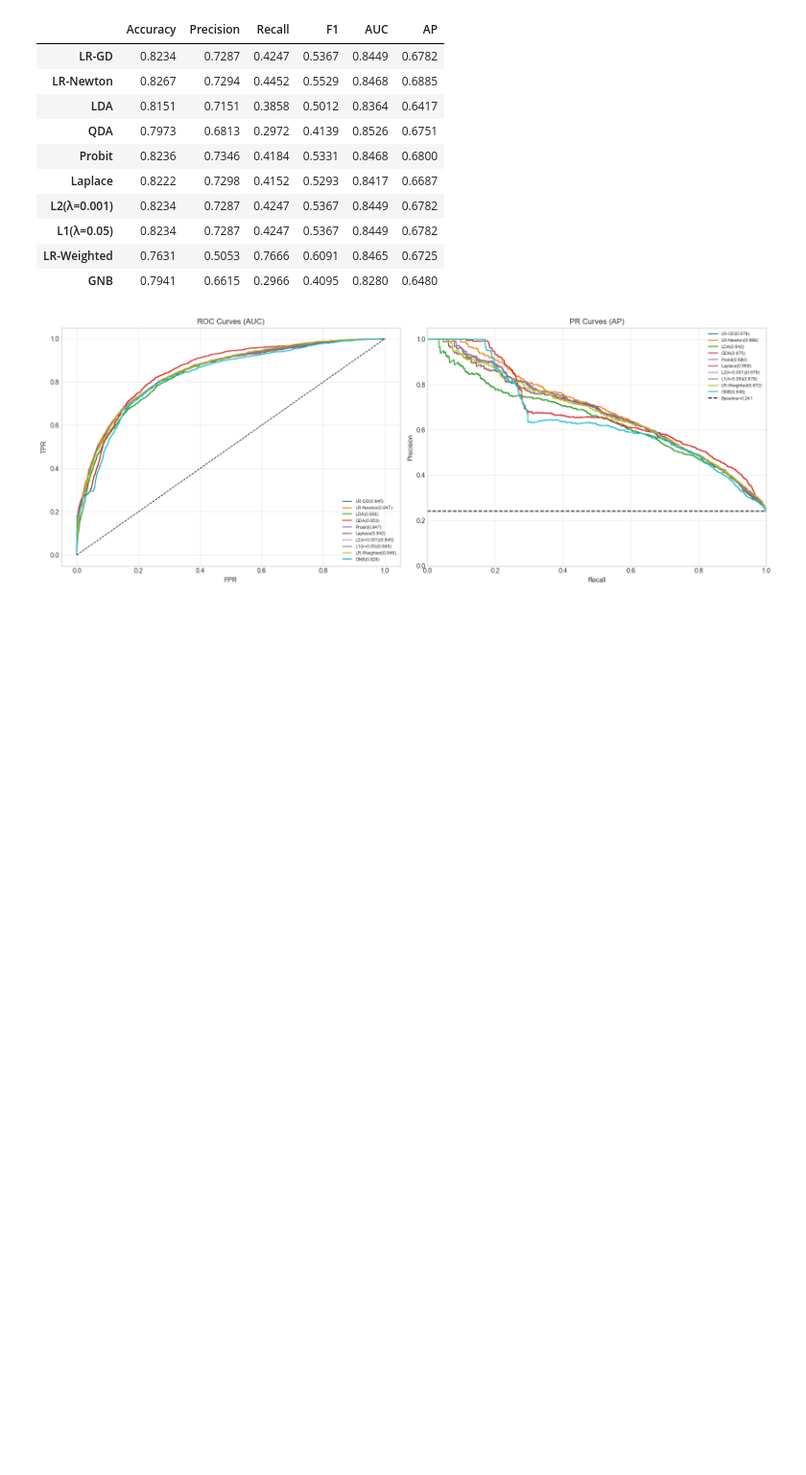
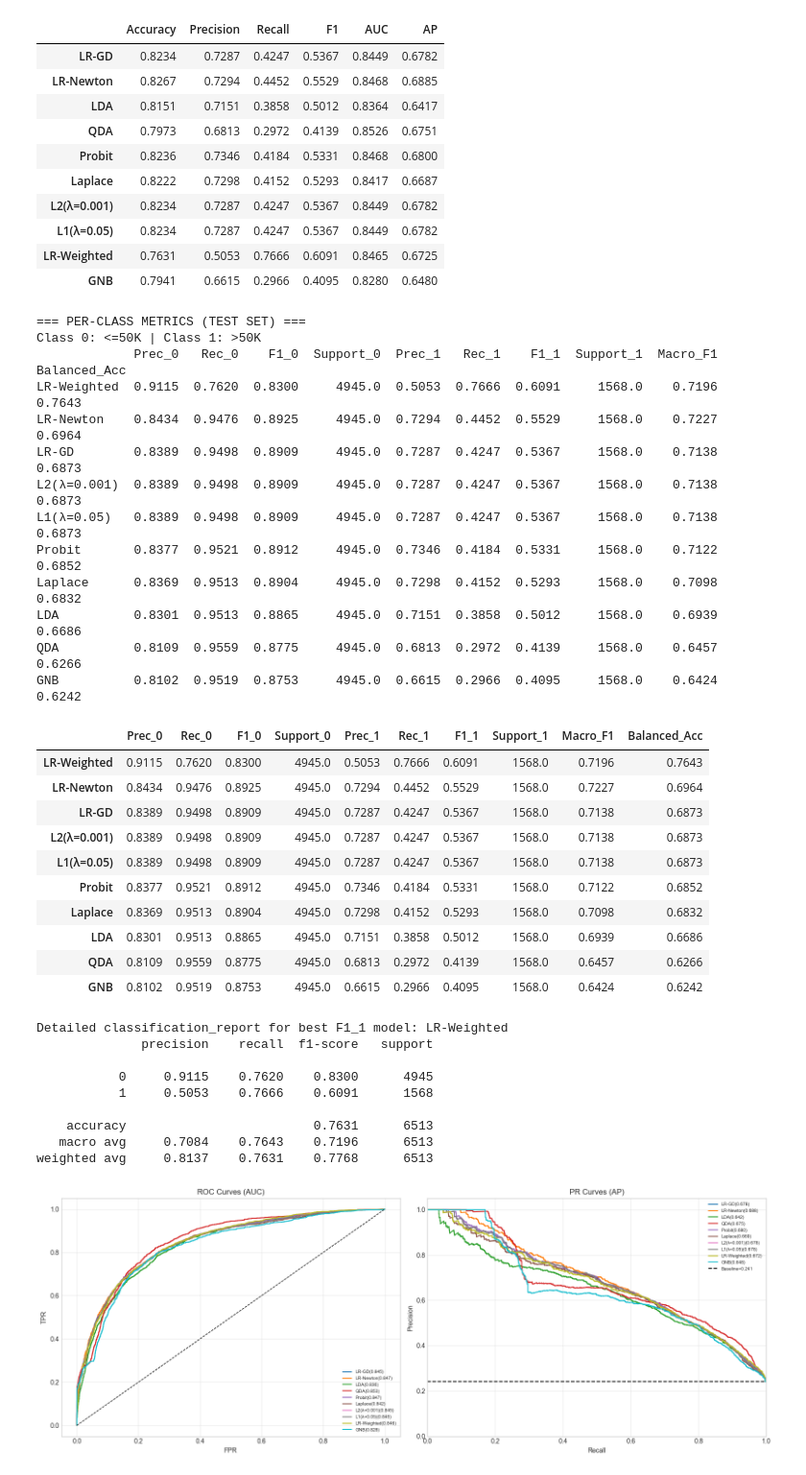
Before and after one commit to kimngoc280105/ml-regression-classification, a Jupyter notebook: code/Part2_Classification/notebook.ipynb, the cells around one changed output. Shown at 96% size. Drawn from its saved outputs; the diff is of its cells as text; code cells hidden in the pictures; blank space fills up the shorter version.

```diff
--- a/code/Part2_Classification/notebook.ipynb
+++ b/code/Part2_Classification/notebook.ipynb
@@ -1877,6 +1942,66 @@ GNB            0.7941     0.6615  0.2966  0.4095  0.8280  0.6480
 | L1(λ=0.05) | 0.8234 | 0.7287 | 0.4247 | 0.5367 | 0.8449 | 0.6782 |
 | LR-Weighted | 0.7631 | 0.5053 | 0.7666 | 0.6091 | 0.8465 | 0.6725 |
 | GNB | 0.7941 | 0.6615 | 0.2966 | 0.4095 | 0.8280 | 0.6480 |
+# %%
+# Per-class metrics on test set (Class 0 and Class 1)
+from sklearn.metrics import precision_recall_fscore_support, classification_report
+
+per_class_rows = {}
+for name, (_, yp, _) in all_models.items():
+    p, r, f1, s = precision_recall_fscore_support(
+        y_te, yp, labels=[0, 1], zero_division=0
+    )
+    per_class_rows[name] = {
+        'Prec_0': p[0], 'Rec_0': r[0], 'F1_0': f1[0], 'Support_0': int(s[0]),
+        'Prec_1': p[1], 'Rec_1': r[1], 'F1_1': f1[1], 'Support_1': int(s[1]),
+        'Macro_F1': np.mean(f1),
+        'Balanced_Acc': np.mean(r),
+    }
+
+df_per_class = pd.DataFrame(per_class_rows).T.sort_values('F1_1', ascending=False).round(4)
+print('=== PER-CLASS METRICS (TEST SET) ===')
+print('Class 0: <=50K | Class 1: >50K')
+print(df_per_class.to_string())
+
+display(df_per_class)
+
+best_model = df_per_class.index[0]
+print(f"\nDetailed classification_report for best F1_1 model: {best_model}")
+print(classification_report(y_te, all_models[best_model][1], labels=[0, 1], digits=4, zero_division=0))
+# %% [output]
+=== PER-CLASS METRICS (TEST SET) ===
+Class 0: <=50K | Class 1: >50K
+             Prec_0   Rec_0    F1_0  Support_0  Prec_1   Rec_1    F1_1  Support_1  Macro_F1  Balanced_Acc
+LR-Weighted  0.9115  0.7620  0.8300     4945.0  0.5053  0.7666  0.6091     1568.0    0.7196        0.7643
+LR-Newton    0.8434  0.9476  0.8925     4945.0  0.7294  0.4452  0.5529     1568.0    0.7227        0.6964
+LR-GD        0.8389  0.9498  0.8909     4945.0  0.7287  0.4247  0.5367     1568.0    0.7138        0.6873
+L2(λ=0.001)  0.8389  0.9498  0.8909     4945.0  0.7287  0.4247  0.5367     1568.0    0.7138        0.6873
+L1(λ=0.05)   0.8389  0.9498  0.8909     4945.0  0.7287  0.4247  0.5367     1568.0    0.7138        0.6873
+Probit       0.8377  0.9521  0.8912     4945.0  0.7346  0.4184  0.5331     1568.0    0.7122        0.6852
+Laplace      0.8369  0.9513  0.8904     4945.0  0.7298  0.4152  0.5293     1568.0    0.7098        0.6832
+LDA          0.8301  0.9513  0.8865     4945.0  0.7151  0.3858  0.5012     1568.0    0.6939        0.6686
+QDA          0.8109  0.9559  0.8775     4945.0  0.6813  0.2972  0.4139     1568.0    0.6457        0.6266
+GNB          0.8102  0.9519  0.8753     4945.0  0.6615  0.2966  0.4095     1568.0    0.6424        0.6242
+|  | Prec_0 | Rec_0 | F1_0 | Support_0 | Prec_1 | Rec_1 | F1_1 | Support_1 | Macro_F1 | Balanced_Acc |
+| LR-Weighted | 0.9115 | 0.7620 | 0.8300 | 4945.0 | 0.5053 | 0.7666 | 0.6091 | 1568.0 | 0.7196 | 0.7643 |
+| LR-Newton | 0.8434 | 0.9476 | 0.8925 | 4945.0 | 0.7294 | 0.4452 | 0.5529 | 1568.0 | 0.7227 | 0.6964 |
+| LR-GD | 0.8389 | 0.9498 | 0.8909 | 4945.0 | 0.7287 | 0.4247 | 0.5367 | 1568.0 | 0.7138 | 0.6873 |
+| L2(λ=0.001) | 0.8389 | 0.9498 | 0.8909 | 4945.0 | 0.7287 | 0.4247 | 0.5367 | 1568.0 | 0.7138 | 0.6873 |
+| L1(λ=0.05) | 0.8389 | 0.9498 | 0.8909 | 4945.0 | 0.7287 | 0.4247 | 0.5367 | 1568.0 | 0.7138 | 0.6873 |
+| Probit | 0.8377 | 0.9521 | 0.8912 | 4945.0 | 0.7346 | 0.4184 | 0.5331 | 1568.0 | 0.7122 | 0.6852 |
+| Laplace | 0.8369 | 0.9513 | 0.8904 | 4945.0 | 0.7298 | 0.4152 | 0.5293 | 1568.0 | 0.7098 | 0.6832 |
+| LDA | 0.8301 | 0.9513 | 0.8865 | 4945.0 | 0.7151 | 0.3858 | 0.5012 | 1568.0 | 0.6939 | 0.6686 |
+| QDA | 0.8109 | 0.9559 | 0.8775 | 4945.0 | 0.6813 | 0.2972 | 0.4139 | 1568.0 | 0.6457 | 0.6266 |
+| GNB | 0.8102 | 0.9519 | 0.8753 | 4945.0 | 0.6615 | 0.2966 | 0.4095 | 1568.0 | 0.6424 | 0.6242 |
+Detailed classification_report for best F1_1 model: LR-Weighted
+              precision    recall  f1-score   support
+
+           0     0.9115    0.7620    0.8300      4945
+           1     0.5053    0.7666    0.6091      1568
+
+    accuracy                         0.7631      6513
+   macro avg     0.7084    0.7643    0.7196      6513
+weighted avg     0.8137    0.7631    0.7768      6513
 # %%
 # ROC + PR curves
 plot_roc_pr_curves(all_models, y_te)
```
Also changed, not shown: parts of 17 cells of this notebook, 1 other file.
